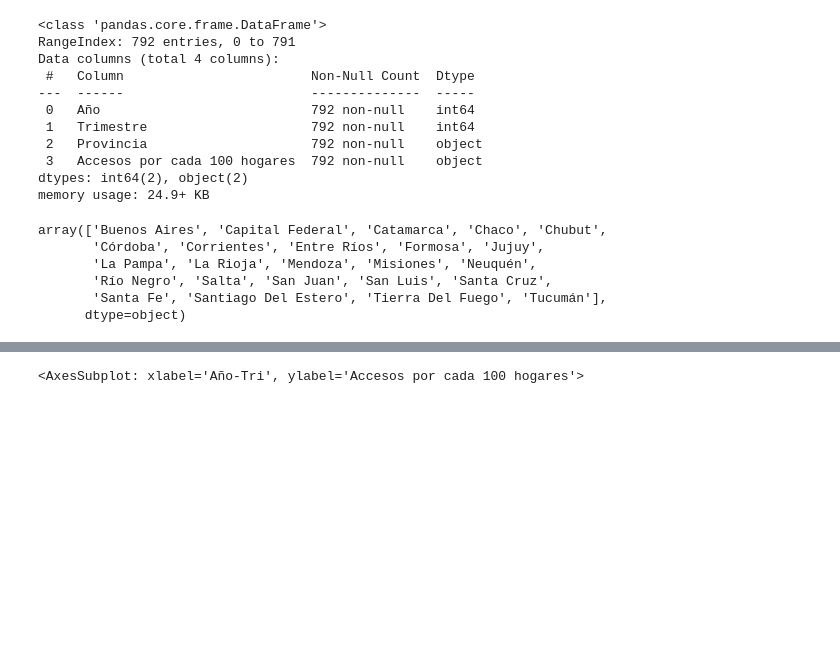
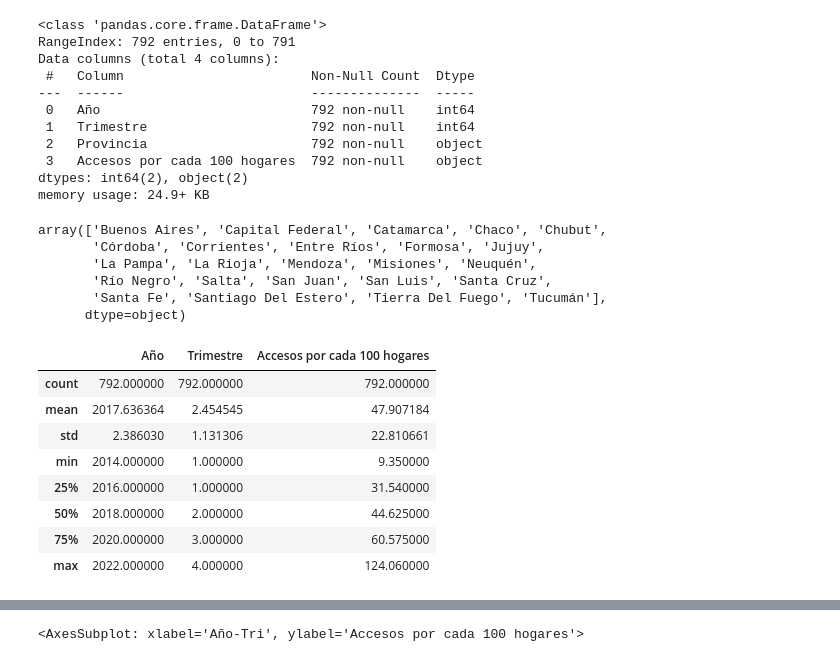
Before and after one commit to hiek9808/Proyecto-Individual-03, a Jupyter notebook: EDA.ipynb, the cells around one changed output, grey strips where cells are left out. Drawn from its saved outputs; the diff is of its cells as text; code cells hidden in the pictures; blank space fills up the shorter version.

```diff
--- a/EDA.ipynb
+++ b/EDA.ipynb
@@ -33,16 +30,28 @@ Data columns (total 4 columns):
  3   Accesos por cada 100 hogares  792 non-null    object
 dtypes: int64(2), object(2)
 memory usage: 24.9+ KB
-# %%
-ip.Provincia.unique()
-# %% [output]
-array(['Buenos Aires', 'Capital Federal', 'Catamarca', 'Chaco', 'Chubut',
-       'Córdoba', 'Corrientes', 'Entre Ríos', 'Formosa', 'Jujuy',
-       'La Pampa', 'La Rioja', 'Mendoza', 'Misiones', 'Neuquén',
-       'Río Negro', 'Salta', 'San Juan', 'San Luis', 'Santa Cruz',
-       'Santa Fe', 'Santiago Del Estero', 'Tierra Del Fuego', 'Tucumán'],
-      dtype=object)
+# %%
+# verificamos que no se repitan las provincias
+internet_penetracion.Provincia.unique()
+# %% [output]
+array(['Buenos Aires', 'Capital Federal', 'Catamarca', 'Chaco', 'Chubut',
+       'Córdoba', 'Corrientes', 'Entre Ríos', 'Formosa', 'Jujuy',
+       'La Pampa', 'La Rioja', 'Mendoza', 'Misiones', 'Neuquén',
+       'Río Negro', 'Salta', 'San Juan', 'San Luis', 'Santa Cruz',
+       'Santa Fe', 'Santiago Del Estero', 'Tierra Del Fuego', 'Tucumán'],
+      dtype=object)
 # %%
-ip["Accesos por cada 100 hogares"] = ip["Accesos por cada 100 hogares"].str.replace(',','.')
-ip["Accesos por cada 100 hogares"] = pd.to_numeric(ip["Accesos por cada 100 hogares"])
-ip["Año-Tri"] = ip['Año'].astype(str).str.cat(ip['Trimestre'].astype(str), sep='-')
+# la columna "Accesos por cada 100 hogares" es de typo object pero para los calculos necesitamos que sea de typo numerico.
+internet_penetracion["Accesos por cada 100 hogares"] = internet_penetracion["Accesos por cada 100 hogares"].str.replace(',','.')
+internet_penetracion["Accesos por cada 100 hogares"] = pd.to_numeric(internet_penetracion["Accesos por cada 100 hogares"])
+internet_penetracion.describe()
+# %% [output]
+|  | Año | Trimestre | Accesos por cada 100 hogares |
+| count | 792.000000 | 792.000000 | 792.000000 |
+| mean | 2017.636364 | 2.454545 | 47.907184 |
+| std | 2.386030 | 1.131306 | 22.810661 |
+| min | 2014.000000 | 1.000000 | 9.350000 |
+| 25% | 2016.000000 | 1.000000 | 31.540000 |
+| 50% | 2018.000000 | 2.000000 | 44.625000 |
+| 75% | 2020.000000 | 3.000000 | 60.575000 |
+| max | 2022.000000 | 4.000000 | 124.060000 |
```
Also changed, not shown: parts of 15 cells of this notebook, 1 other file.
